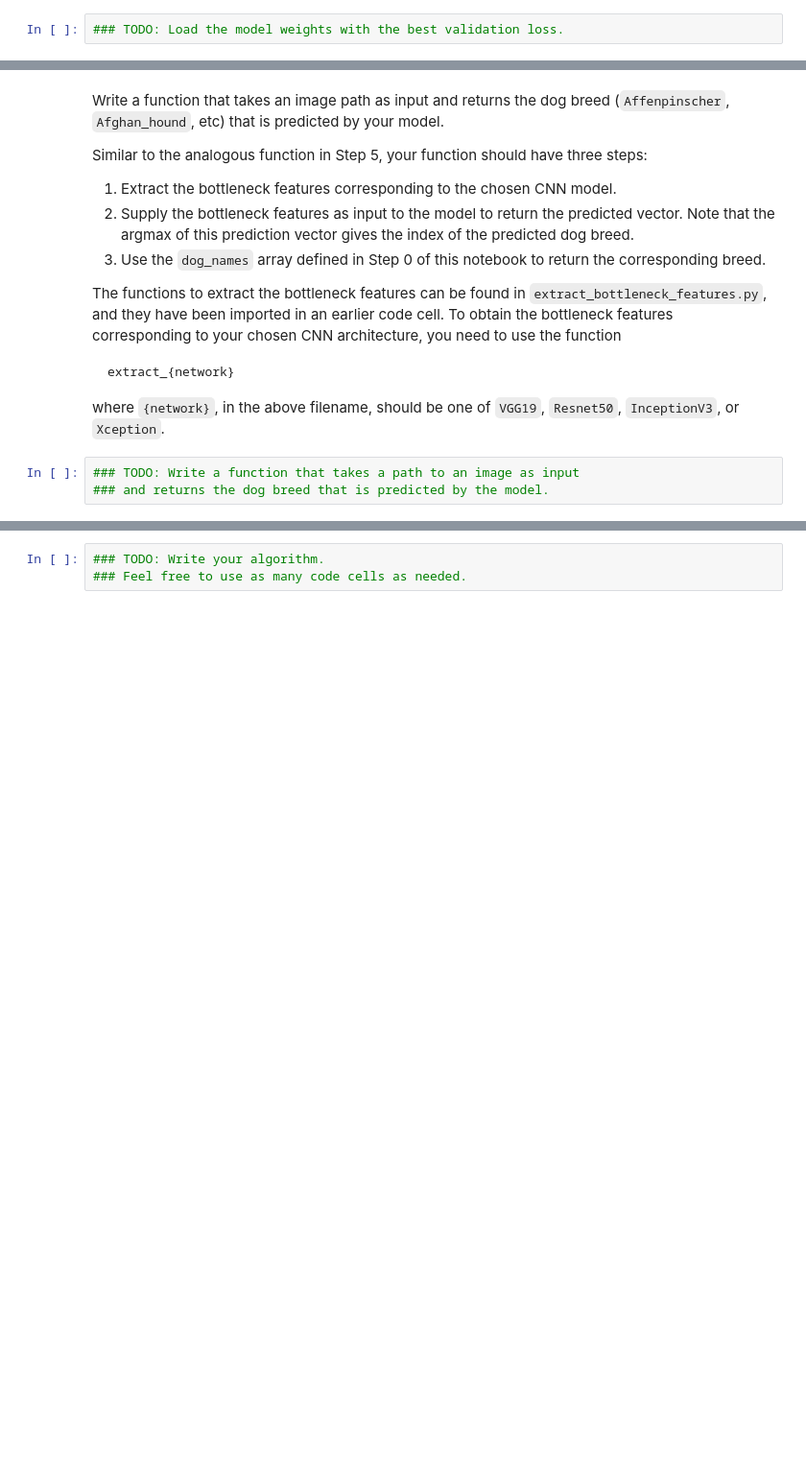
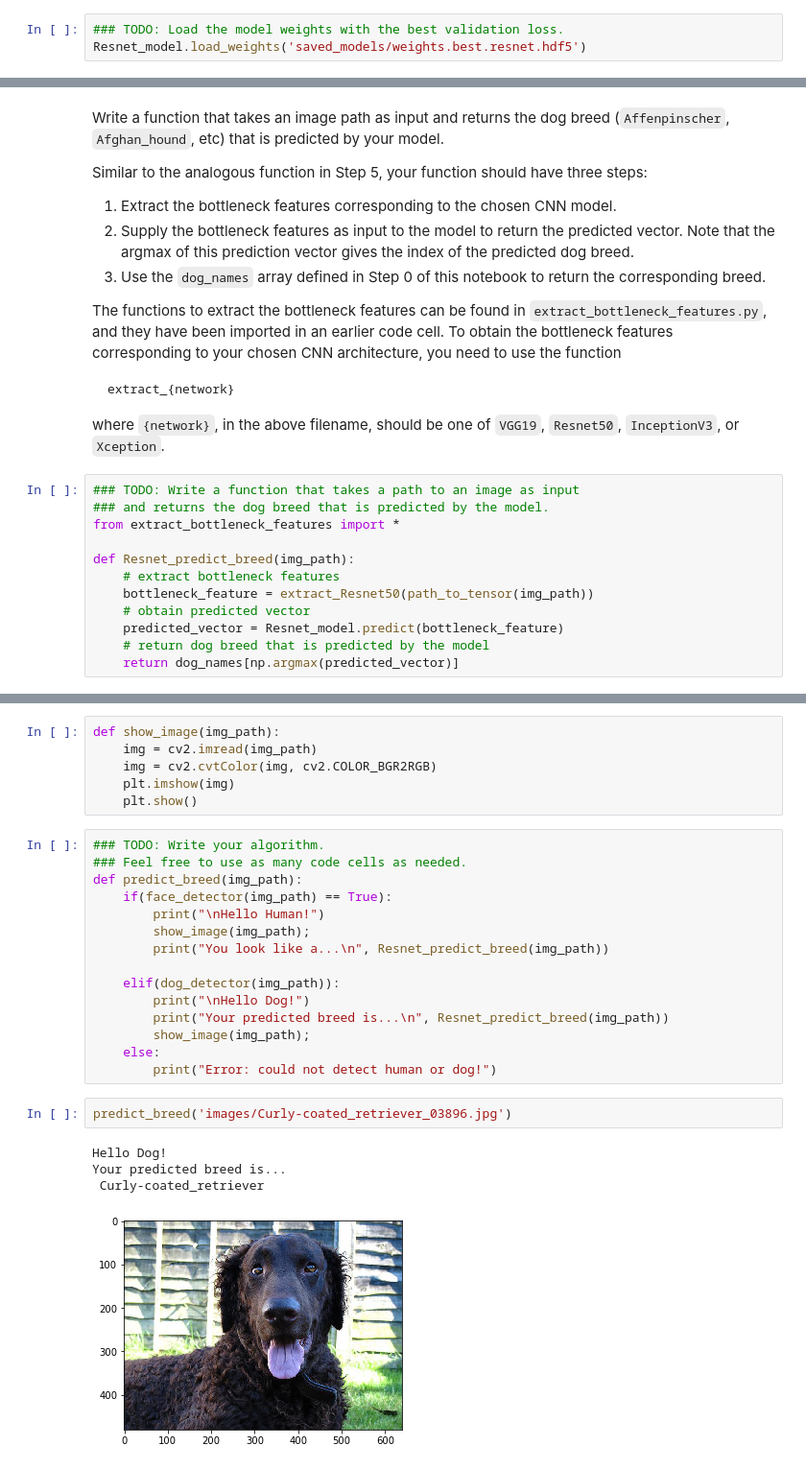
Before and after one commit to vikashvverma/machine-learning, a Jupyter notebook: mladvanced/Project/dog/dog_app.ipynb, the cells around one changed output, grey strips where cells are left out. Shown at 96% size. Drawn from its saved outputs; the diff is of its cells as text; blank space fills up the shorter version.

```diff
--- a/mladvanced/Project/dog/dog_app.ipynb
+++ b/mladvanced/Project/dog/dog_app.ipynb
@@ -573,6 +667,7 @@ You are welcome to [augment the training data](https://blog.keras.io/building-po
 ### (IMPLEMENTATION) Load the Model with the Best Validation Loss
 # %%
 ### TODO: Load the model weights with the best validation loss.
+Resnet_model.load_weights('saved_models/weights.best.resnet.hdf5')
 # %% [markdown]
 ### (IMPLEMENTATION) Test the Model
 
@@ -597,6 +699,15 @@ where `{network}`, in the above filename, should be one of `VGG19`, `Resnet50`,
 # %%
 ### TODO: Write a function that takes a path to an image as input
 ### and returns the dog breed that is predicted by the model.
+from extract_bottleneck_features import *
+
+def Resnet_predict_breed(img_path):
+    # extract bottleneck features
+    bottleneck_feature = extract_Resnet50(path_to_tensor(img_path))
+    # obtain predicted vector
+    predicted_vector = Resnet_model.predict(bottleneck_feature)
+    # return dog breed that is predicted by the model
+    return dog_names[np.argmax(predicted_vector)]
 # %% [markdown]
 ---
 <a id='step6'></a>
@@ -615,9 +726,34 @@ Some sample output for our algorithm is provided below, but feel free to design
 
 
 ### (IMPLEMENTATION) Write your Algorithm
-# %%
-### TODO: Write your algorithm.
-### Feel free to use as many code cells as needed.
+# %%
+def show_image(img_path):
+    img = cv2.imread(img_path)
+    img = cv2.cvtColor(img, cv2.COLOR_BGR2RGB)
+    plt.imshow(img)
+    plt.show()
+# %%
+### TODO: Write your algorithm.
+### Feel free to use as many code cells as needed.
+def predict_breed(img_path):
+    if(face_detector(img_path) == True):
+        print("\nHello Human!")
+        show_image(img_path);
+        print("You look like a...\n", Resnet_predict_breed(img_path))
+
+    elif(dog_detector(img_path)):
+        print("\nHello Dog!")
+        print("Your predicted breed is...\n", Resnet_predict_breed(img_path))
+        show_image(img_path);
+    else:
+        print("Error: could not detect human or dog!")
+# %%
+predict_breed('images/Curly-coated_retriever_03896.jpg')
+# %% [output]
+Hello Dog!
+Your predicted breed is...
+ Curly-coated_retriever
+[figure, added]
 # %% [markdown]
 ---
 <a id='step7'></a>
```
Also changed, not shown: parts of 21 cells of this notebook, 9 other files.
